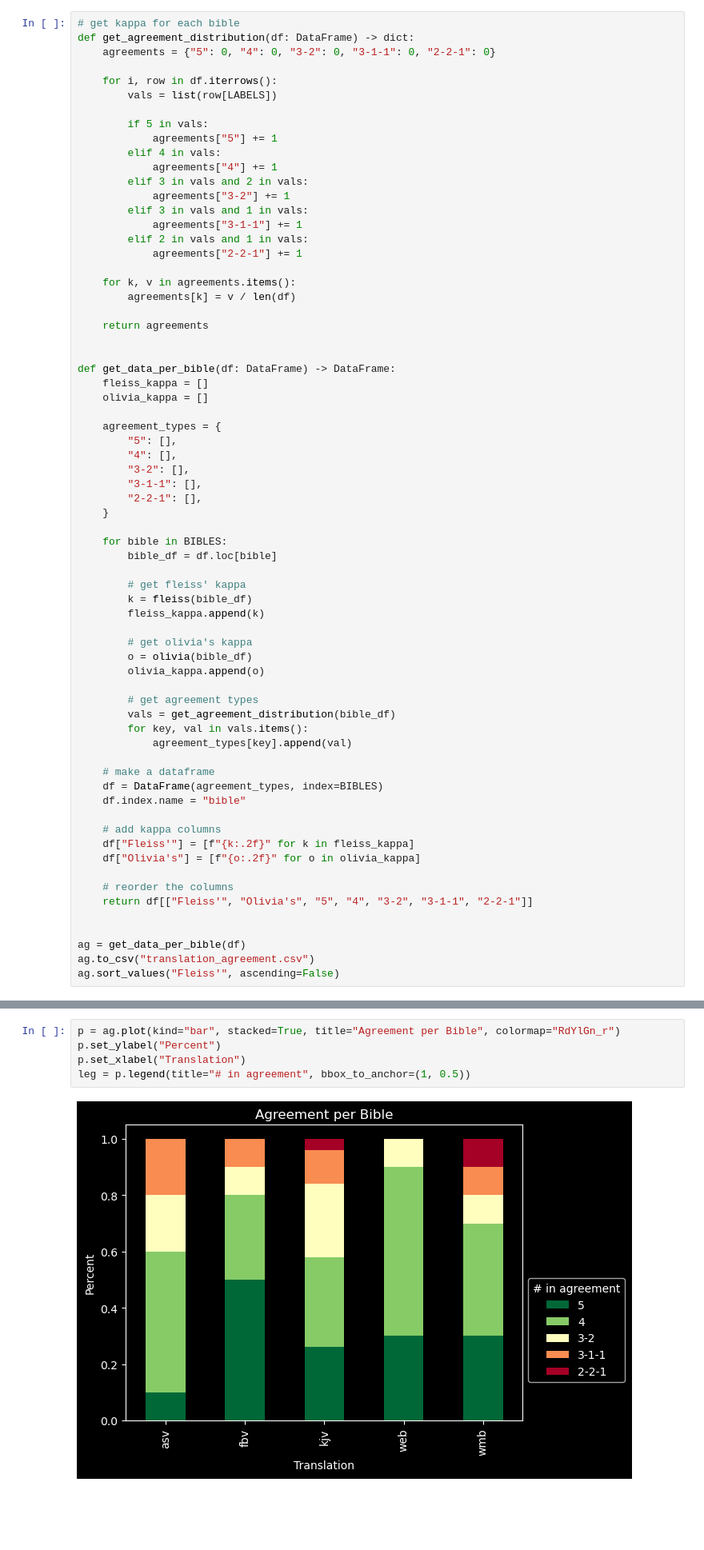
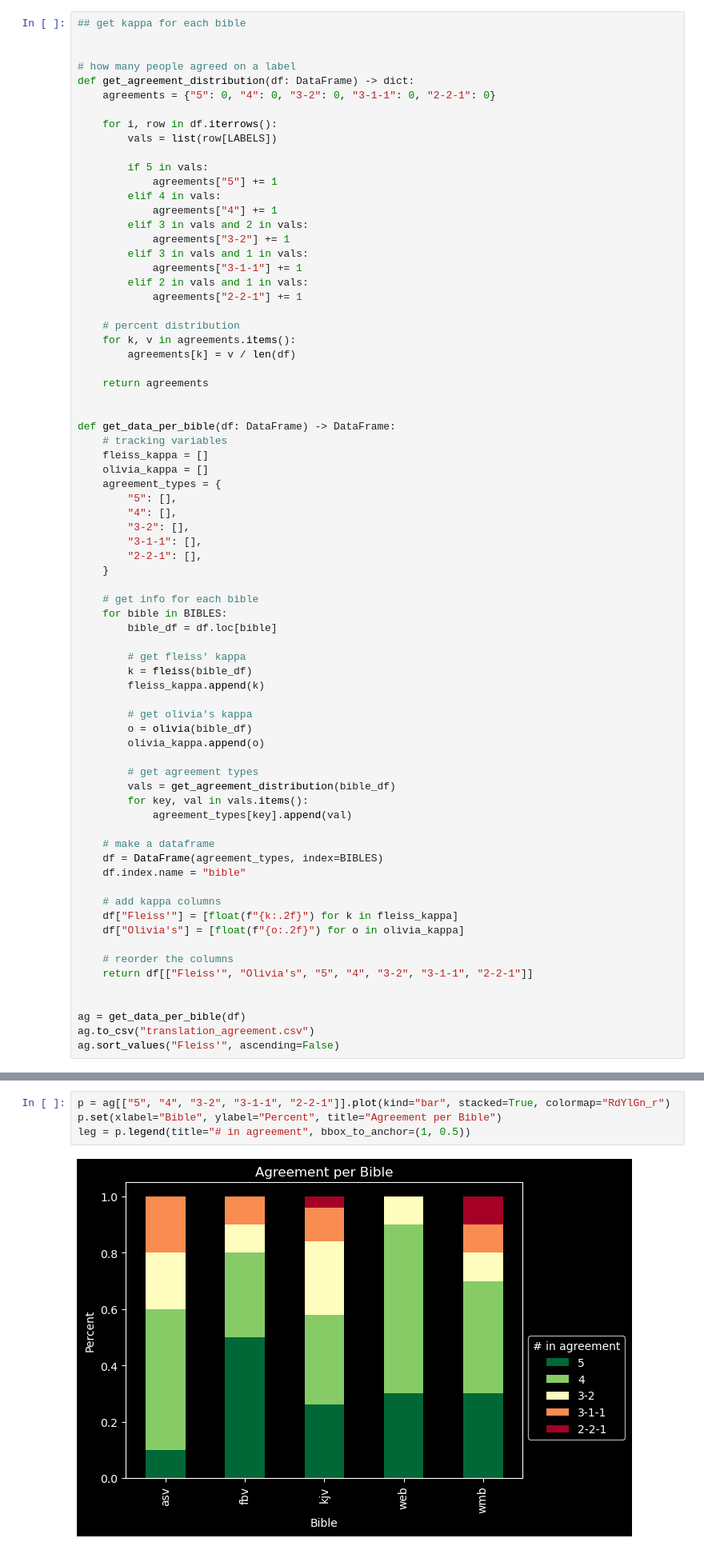
Before and after one commit to camerontredoux/nlp-bible-sa, a Jupyter notebook: annotation_analysis/agreement.ipynb, the cells around one changed output, grey strips where cells are left out. Shown: that part at 80% size. Saved outputs shown, nothing was run; the diff lists cells and outputs as text; blank space fills up the shorter version.

```diff
--- a/annotation_analysis/agreement.ipynb
+++ b/annotation_analysis/agreement.ipynb
@@ -157,7 +162,10 @@ df[37:42].sort_values("P_i", ascending=False)
 # %% [markdown]
 ### Analysis per bible
 # %%
-# get kappa for each bible
+## get kappa for each bible
+
+
+# how many people agreed on a label
 def get_agreement_distribution(df: DataFrame) -> dict:
     agreements = {"5": 0, "4": 0, "3-2": 0, "3-1-1": 0, "2-2-1": 0}
 
@@ -175,6 +183,7 @@ def get_agreement_distribution(df: DataFrame) -> dict:
         elif 2 in vals and 1 in vals:
             agreements["2-2-1"] += 1
 
+    # percent distribution
     for k, v in agreements.items():
         agreements[k] = v / len(df)
 
@@ -182,9 +191,9 @@ def get_agreement_distribution(df: DataFrame) -> dict:
 
 
 def get_data_per_bible(df: DataFrame) -> DataFrame:
+    # tracking variables
     fleiss_kappa = []
     olivia_kappa = []
-
     agreement_types = {
         "5": [],
         "4": [],
@@ -193,6 +202,7 @@ def get_data_per_bible(df: DataFrame) -> DataFrame:
         "2-2-1": [],
     }
 
+    # get info for each bible
     for bible in BIBLES:
         bible_df = df.loc[bible]
 
@@ -214,8 +224,8 @@ def get_data_per_bible(df: DataFrame) -> DataFrame:
     df.index.name = "bible"
 
     # add kappa columns
-    df["Fleiss'"] = [f"{k:.2f}" for k in fleiss_kappa]
-    df["Olivia's"] = [f"{o:.2f}" for o in olivia_kappa]
+    df["Fleiss'"] = [float(f"{k:.2f}") for k in fleiss_kappa]
+    df["Olivia's"] = [float(f"{o:.2f}") for o in olivia_kappa]
 
     # reorder the columns
     return df[["Fleiss'", "Olivia's", "5", "4", "3-2", "3-1-1", "2-2-1"]]
@@ -237,7 +253,6 @@ ag.sort_values("Fleiss'", ascending=False)
 # %%
-p = ag.plot(kind="bar", stacked=True, title="Agreement per Bible", colormap="RdYlGn_r")
-p.set_ylabel("Percent")
-p.set_xlabel("Translation")
+p = ag[["5", "4", "3-2", "3-1-1", "2-2-1"]].plot(kind="bar", stacked=True, colormap="RdYlGn_r")
+p.set(xlabel="Bible", ylabel="Percent", title="Agreement per Bible")
 leg = p.legend(title="# in agreement", bbox_to_anchor=(1, 0.5))
 # %% [output]
-[figure, old version]
+[figure, new version]
```
Also changed, not shown: parts of 3 cells of this notebook.
